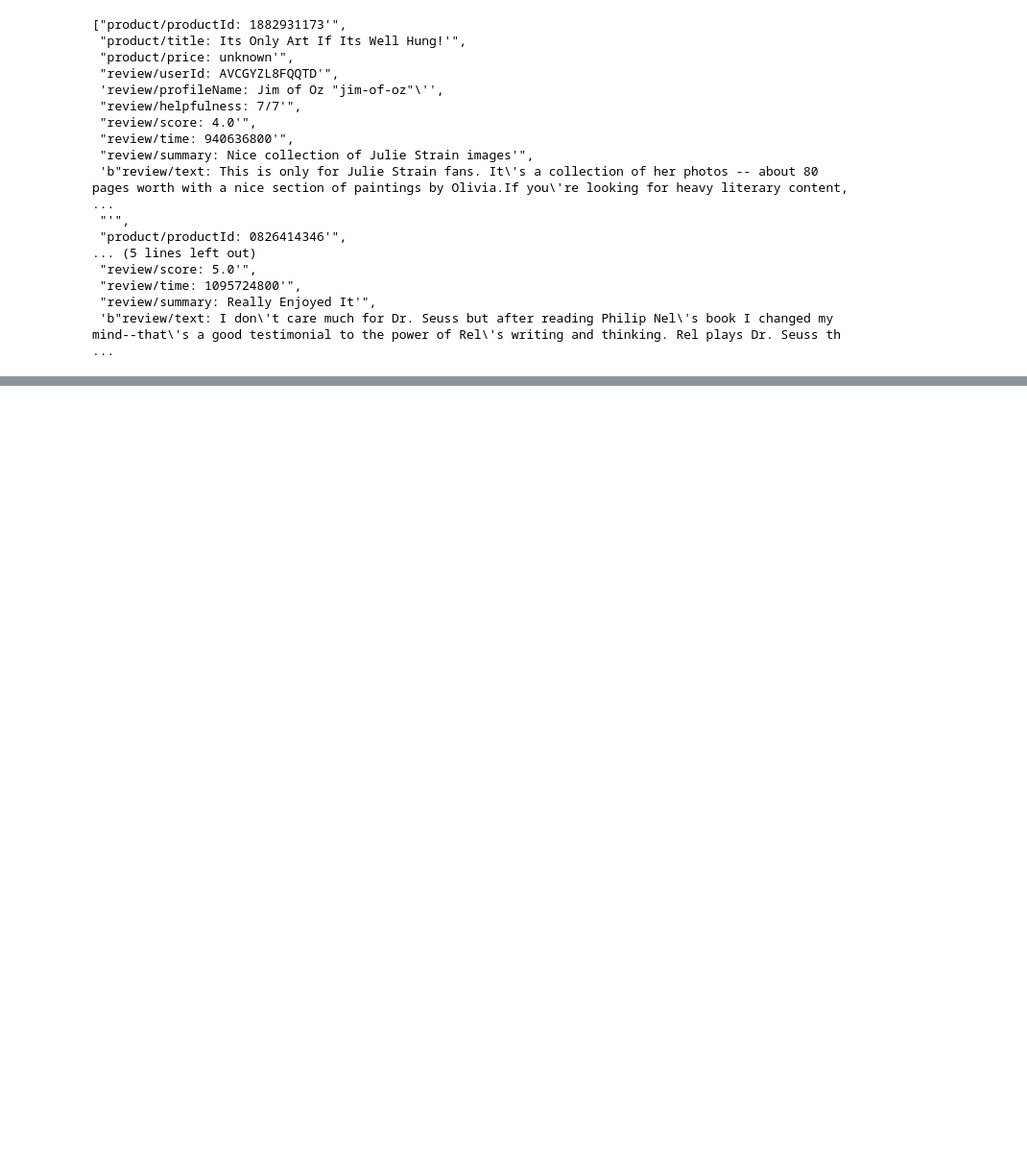
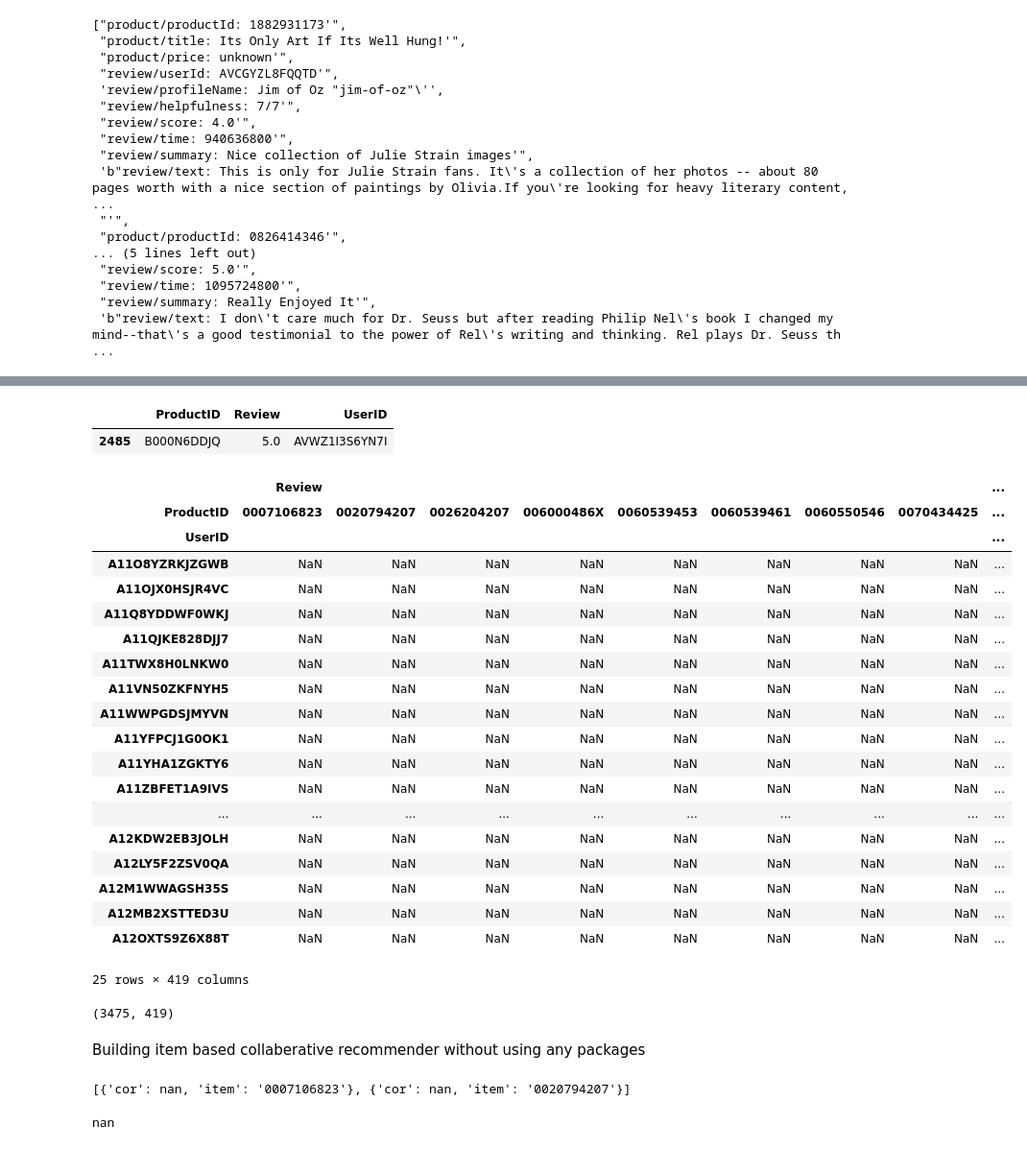
Before and after one commit to ravichikkam/Amazon-Recommender-System, a Jupyter notebook: test_recommender.ipynb, the cells around one changed output, grey strips where cells are left out. Shown: that part at 96% size. Drawn from its saved outputs; the diff is of its cells as text; code cells hidden in the pictures; blank space fills up the shorter version.

Commit message:
updated test_recommender

```diff
--- a/test_recommender.ipynb
+++ b/test_recommender.ipynb
@@ -3,5 +3,5 @@ This file contains the code to create test recommender system on amazon books da
 # %%
 import gzip
 with gzip.open("/Users/ravitejachikkam/Documents/ASU/Academics/Spring_2018/IEE598/project/Books.txt.gz", "r") as f:
-    data = [str(next(f)) for x in range(1000)]
-print(data)
+    data = [str(next(f)) for x in range(50000)]
+#print(data)
@@ -79,13 +77,12 @@ data_list = []
 data_dict = {}
 i = 0
 for lines in data:
-    if i != 9:
-        temp_str = lines.split(":")
-        if len(temp_str) == 2:
+    if i!=3:
+        if ("productId" in lines) or ("userId" in lines) or ("score:" in lines):
+            temp_str = lines.split(":")
+            temp_str[1] = temp_str[1].strip(" ").strip("\'")
             data_dict[temp_str[0]] = temp_str[1]
-        else:
-            print(lines)
-        i = i+1
+            i = i+1
     else:
         i = 0
         data_list.append(data_dict)
@@ -131,0 +115,6 @@ data_list[:10]
+# %%
+data_df = pd.DataFrame(json_normalize(data_list))
+# %%
+data_df.columns = ["ProductID", "Review","UserID"]
+data_df["Review"] = data_df["Review"].astype('float64')
+data_df.head(10)
@@ -131,0 +158,37 @@ data_list[:10]
+# %%
+data_df[data_df['UserID'] == "AVWZ1I3S6YN7I"]
+# %% [output]
+|  | ProductID | Review | UserID |
+| 2485 | B000N6DDJQ | 5.0 | AVWZ1I3S6YN7I |
+# %%
+data_pivot = data_df.pivot_table(index = ["UserID"], columns=["ProductID"], values=["Review"])
+data_pivot[50:75]
+# %% [output]
+|  | Review |  |  |  |  |  |  |  | ... |
+| ProductID | 0007106823 | 0020794207 | 0026204207 | 006000486X | 0060539453 | 0060539461 | 0060550546 | 0070434425 | ... |
+| UserID |  |  |  |  |  |  |  |  | ... |
+| A11O8YZRKJZGWB | NaN | NaN | NaN | NaN | NaN | NaN | NaN | NaN | ... |
+| A11OJX0HSJR4VC | NaN | NaN | NaN | NaN | NaN | NaN | NaN | NaN | ... |
+| A11Q8YDDWF0WKJ | NaN | NaN | NaN | NaN | NaN | NaN | NaN | NaN | ... |
+| A11QJKE828DJJ7 | NaN | NaN | NaN | NaN | NaN | NaN | NaN | NaN | ... |
+| A11TWX8H0LNKW0 | NaN | NaN | NaN | NaN | NaN | NaN | NaN | NaN | ... |
+| A11VN50ZKFNYH5 | NaN | NaN | NaN | NaN | NaN | NaN | NaN | NaN | ... |
+| A11WWPGDSJMYVN | NaN | NaN | NaN | NaN | NaN | NaN | NaN | NaN | ... |
+| A11YFPCJ1G0OK1 | NaN | NaN | NaN | NaN | NaN | NaN | NaN | NaN | ... |
+| A11YHA1ZGKTY6 | NaN | NaN | NaN | NaN | NaN | NaN | NaN | NaN | ... |
+| A11ZBFET1A9IVS | NaN | NaN | NaN | NaN | NaN | NaN | NaN | NaN | ... |
+| ... | ... | ... | ... | ... | ... | ... | ... | ... | ... |
+| A12KDW2EB3JOLH | NaN | NaN | NaN | NaN | NaN | NaN | NaN | NaN | ... |
+| A12LY5F2ZSV0QA | NaN | NaN | NaN | NaN | NaN | NaN | NaN | NaN | ... |
+| A12M1WWAGSH35S | NaN | NaN | NaN | NaN | NaN | NaN | NaN | NaN | ... |
+| A12MB2XSTTED3U | NaN | NaN | NaN | NaN | NaN | NaN | NaN | NaN | ... |
+| A12OXTS9Z6X88T | NaN | NaN | NaN | NaN | NaN | NaN | NaN | NaN | ... |
+25 rows × 419 columns
+# %%
+data_pivot.columns = data_pivot.columns.droplevel()
+#[print(x) for x in data_pivot.columns]
+data_pivot.shape
+# %% [output]
+(3475, 419)
+# %% [markdown]
+Building item based collaberative recommender without using any packages
@@ -131,0 +216,11 @@ data_list[:10]
+# %%
+test_items = ["B000N6DDJQ"]
+
+recommend_item = all_corr(test_items[0], data_pivot, 2)
+recommend_item
+# %% [output]
+[{'cor': nan, 'item': '0007106823'}, {'cor': nan, 'item': '0020794207'}]
+# %%
+data_pivot["B000N6DDJQ"].corr(data_pivot["B000H45MXO"])
+# %% [output]
+nan
```
Also changed, not shown: parts of 8 cells of this notebook.
